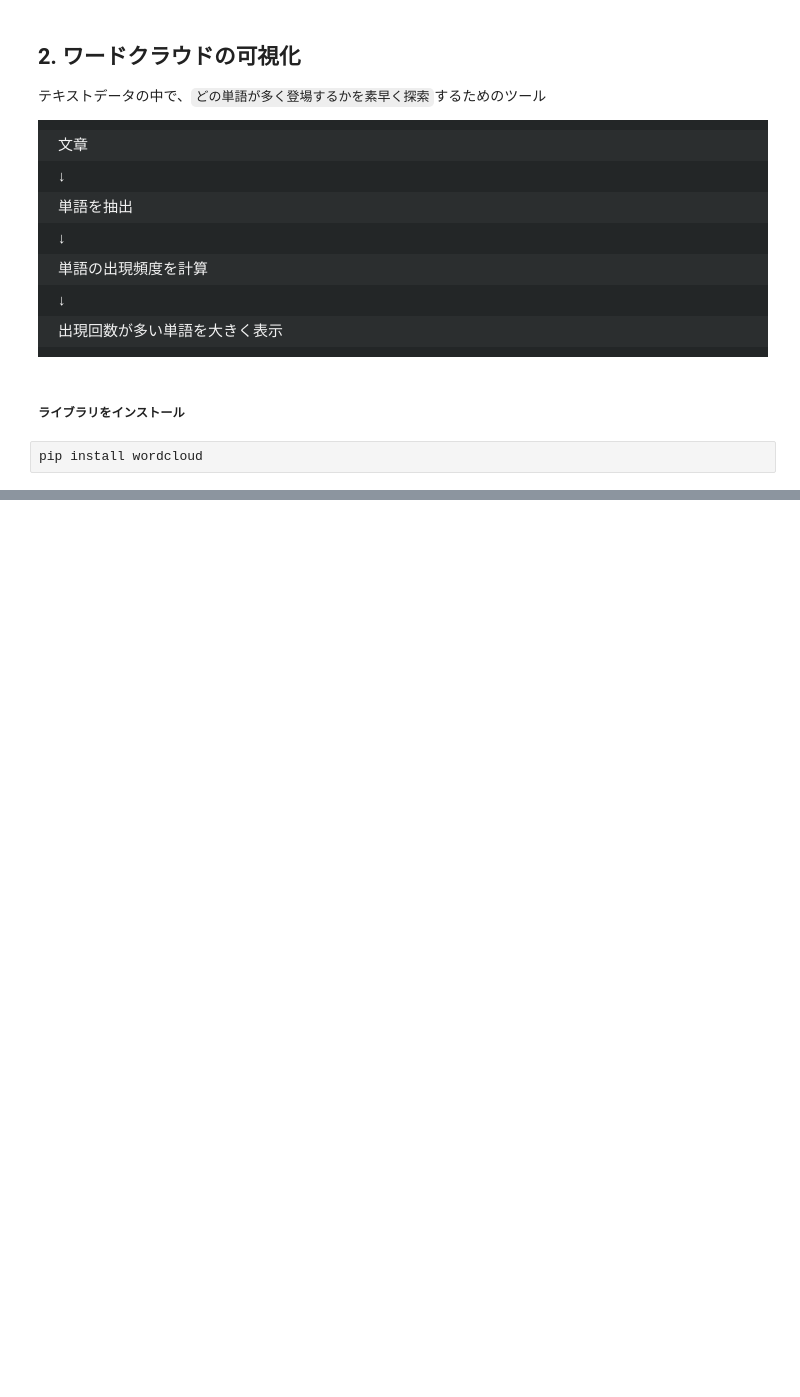
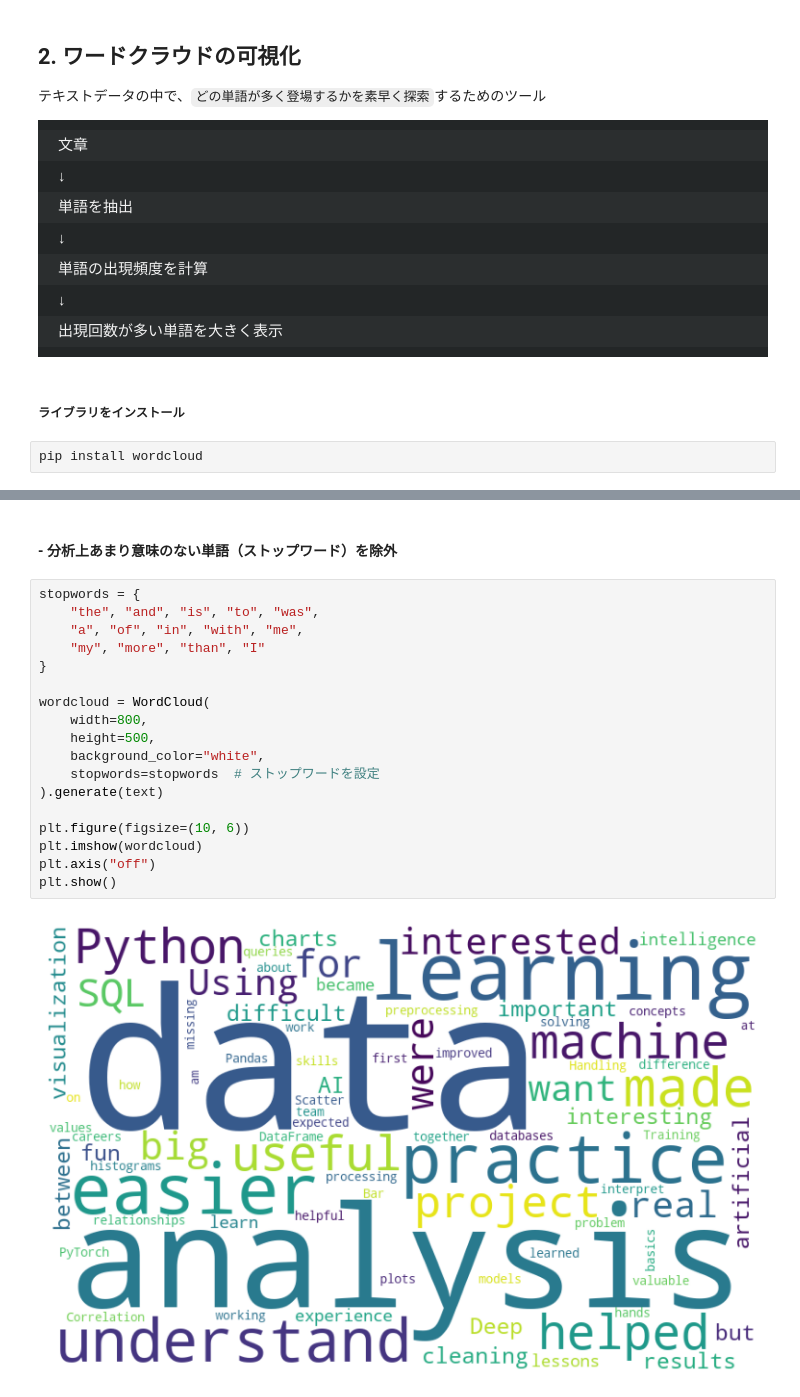
Before and after one commit to KaiLynn99/python_alone, a Jupyter notebook: 2026 9月/9.15 (60日目)/21. 探索 - 非構造化データの可視化：ワードクラウド.ipynb, the cells around one changed output, grey strips where cells are left out. Drawn from its saved outputs; the diff is of its cells as text; blank space fills up the shorter version.

```diff
--- a/2026 9月/9.15 (60日目)/21. 探索 - 非構造化データの可視化：ワードクラウド.ipynb
+++ b/2026 9月/9.15 (60日目)/21. 探索 - 非構造化データの可視化：ワードクラウド.ipynb
@@ -90,0 +148,22 @@ Python basics made data analysis easier Learning Python data processing was inte
+# %% [markdown]
+#### - 分析上あまり意味のない単語（ストップワード）を除外
+# %%
+stopwords = {
+    "the", "and", "is", "to", "was",
+    "a", "of", "in", "with", "me",
+    "my", "more", "than", "I"
+}
+
+wordcloud = WordCloud(
+    width=800,
+    height=500,
+    background_color="white",
+    stopwords=stopwords  # ストップワードを設定
+).generate(text)
+
+plt.figure(figsize=(10, 6))
+plt.imshow(wordcloud)
+plt.axis("off")
+plt.show()
+# %% [output]
+[figure, added]
```
Also changed, not shown: parts of 5 cells of this notebook.
